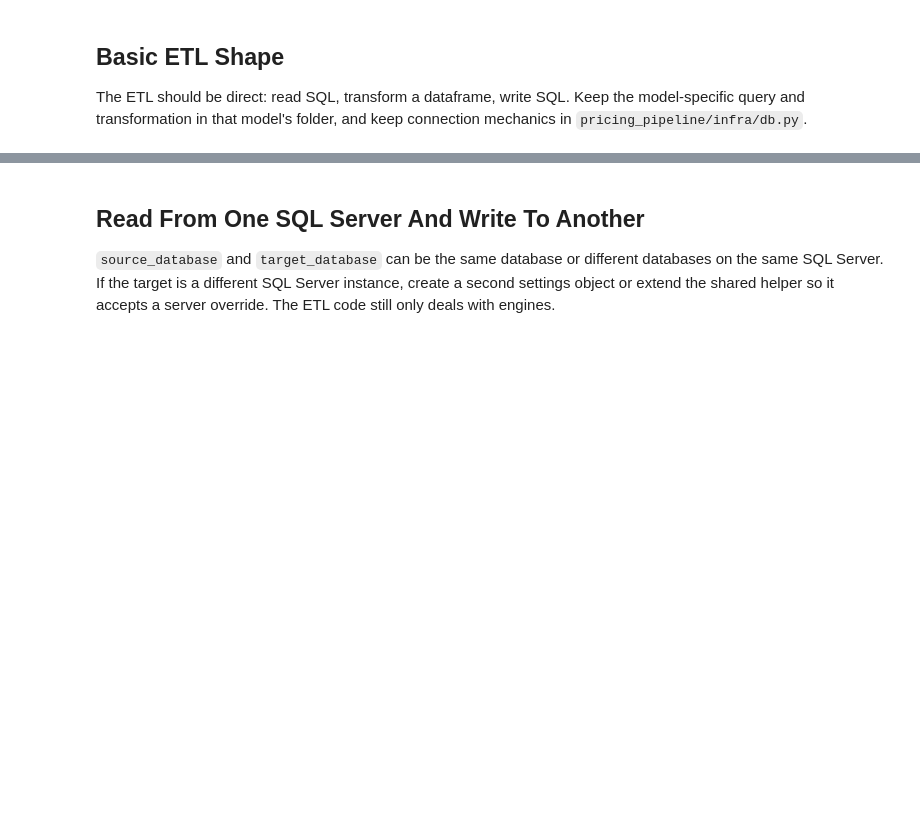
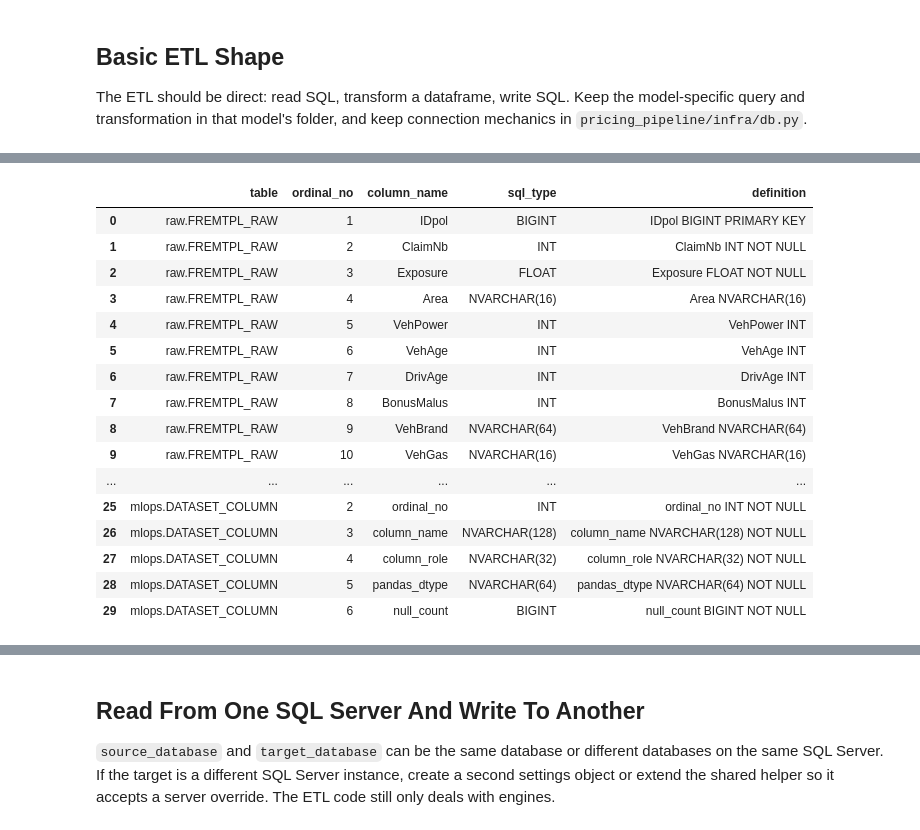
Before and after one commit to StrudelDoodleS/airflow_superglm_builder, a Jupyter notebook: tutorials/basic_sql_etl_and_schema_walkthrough.ipynb, the cells around one changed output, grey strips where cells are left out. Drawn from its saved outputs; the diff is of its cells as text; code cells hidden in the pictures; blank space fills up the shorter version.

Commit message:
docs: expand etl notebook schema demo

```diff
--- a/tutorials/basic_sql_etl_and_schema_walkthrough.ipynb
+++ b/tutorials/basic_sql_etl_and_schema_walkthrough.ipynb
@@ -84,0 +98,70 @@ from pricing_pipeline.infra.db import get_engine
+# %%
+DDL_PATH = Path("tutorials/schema/pricing_useful_tables_ddl.sql")
+
+
+def parse_ddl_schema(ddl_text: str) -> tuple[pd.DataFrame, pd.DataFrame, pd.DataFrame]:
+    table_pattern = re.compile(
+        r"CREATE TABLE (?P<table>[a-z_]+\.[A-Z0-9_]+) \(\n(?P<body>.*?)\n\);",
+        re.S,
+    )
+    fk_pattern = re.compile(
+        r"FOREIGN KEY \((?P<source_columns>[^)]*)\) "
+        r"REFERENCES (?P<target_table>[a-z_]+\.[A-Z0-9_]+)"
+        r"\((?P<target_columns>[^)]*)\)",
+        re.S,
+    )
+    skipped = {"PRIMARY", "FOREIGN", "UNIQUE", "CONSTRAINT", "CHECK"}
+    table_rows = []
+    column_rows = []
+    fk_rows = []
+
+    for table_match in table_pattern.finditer(ddl_text):
+        table_name = table_match.group("table")
+        schema_name, short_name = table_name.split(".", 1)
+        body = table_match.group("body")
+        table_rows.append({"schema": schema_name, "table": short_name, "full_name": table_name})
+
+        ordinal_no = 0
+        for raw_line in body.splitlines():
+            line = raw_line.strip().rstrip(",")
+            if not line:
+                continue
+            first_token = line.split()[0].upper()
+            if first_token in skipped:
+                continue
+            ordinal_no += 1
+            parts = line.split(None, 2)
+            column_rows.append(
+                {
+                    "table": table_name,
+                    "ordinal_no": ordinal_no,
+                    "column_name": parts[0],
+                    "sql_type": parts[1] if len(parts) > 1 else "",
+                    "definition": line,
+                }
+            )
+
+        for fk_match in fk_pattern.finditer(body):
+            fk_rows.append(
+                {
+                    "source_table": table_name,
+                    "source_columns": " + ".join(
+                        col.strip() for col in fk_match.group("source_columns").split(",")
+                    ),
+                    "target_table": fk_match.group("target_table"),
+                    "target_columns": " + ".join(
+                        col.strip() for col in fk_match.group("target_columns").split(",")
+                    ),
+                }
+            )
+
+    return pd.DataFrame(table_rows), pd.DataFrame(column_rows), pd.DataFrame(fk_rows)
+
+
+schema_tables, schema_columns, schema_foreign_keys = parse_ddl_schema(
+    DDL_PATH.read_text(encoding="utf-8")
+)
+display(schema_tables)
+display(schema_columns.head(30))
+display(schema_foreign_keys)
+# %% [output]
@@ -84,0 +185,17 @@ from pricing_pipeline.infra.db import get_engine
+|  | table | ordinal_no | column_name | sql_type | definition |
+| 0 | raw.FREMTPL_RAW | 1 | IDpol | BIGINT | IDpol BIGINT PRIMARY KEY |
+| 1 | raw.FREMTPL_RAW | 2 | ClaimNb | INT | ClaimNb INT NOT NULL |
+| 2 | raw.FREMTPL_RAW | 3 | Exposure | FLOAT | Exposure FLOAT NOT NULL |
+| 3 | raw.FREMTPL_RAW | 4 | Area | NVARCHAR(16) | Area NVARCHAR(16) |
+| 4 | raw.FREMTPL_RAW | 5 | VehPower | INT | VehPower INT |
+| 5 | raw.FREMTPL_RAW | 6 | VehAge | INT | VehAge INT |
+| 6 | raw.FREMTPL_RAW | 7 | DrivAge | INT | DrivAge INT |
+| 7 | raw.FREMTPL_RAW | 8 | BonusMalus | INT | BonusMalus INT |
+| 8 | raw.FREMTPL_RAW | 9 | VehBrand | NVARCHAR(64) | VehBrand NVARCHAR(64) |
+| 9 | raw.FREMTPL_RAW | 10 | VehGas | NVARCHAR(16) | VehGas NVARCHAR(16) |
+| ... | ... | ... | ... | ... | ... |
+| 25 | mlops.DATASET_COLUMN | 2 | ordinal_no | INT | ordinal_no INT NOT NULL |
+| 26 | mlops.DATASET_COLUMN | 3 | column_name | NVARCHAR(128) | column_name NVARCHAR(128) NOT NULL |
+| 27 | mlops.DATASET_COLUMN | 4 | column_role | NVARCHAR(32) | column_role NVARCHAR(32) NOT NULL |
+| 28 | mlops.DATASET_COLUMN | 5 | pandas_dtype | NVARCHAR(64) | pandas_dtype NVARCHAR(64) NOT NULL |
+| 29 | mlops.DATASET_COLUMN | 6 | null_count | BIGINT | null_count BIGINT NOT NULL |
```
Also changed, not shown: parts of 9 cells of this notebook, 1 other file.
